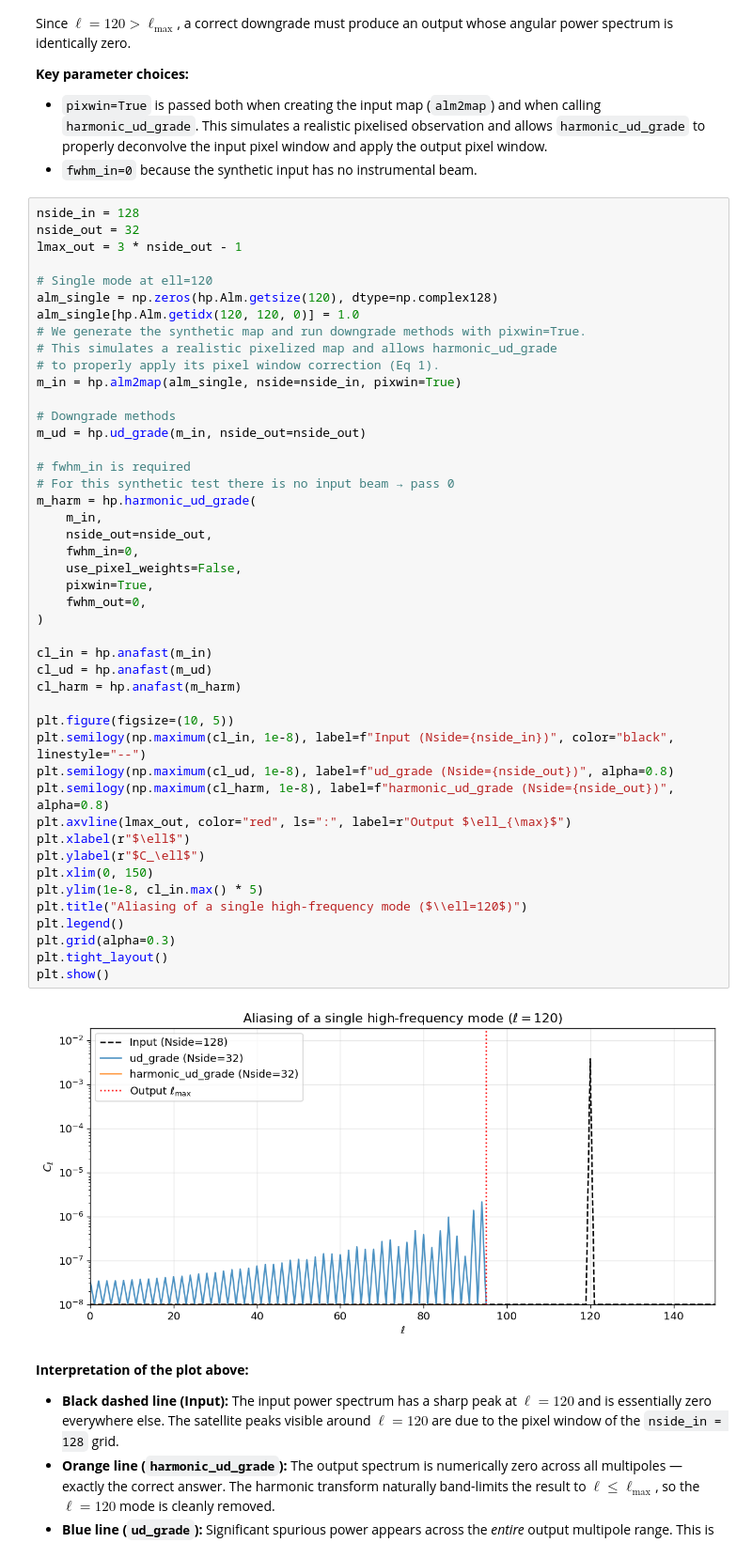
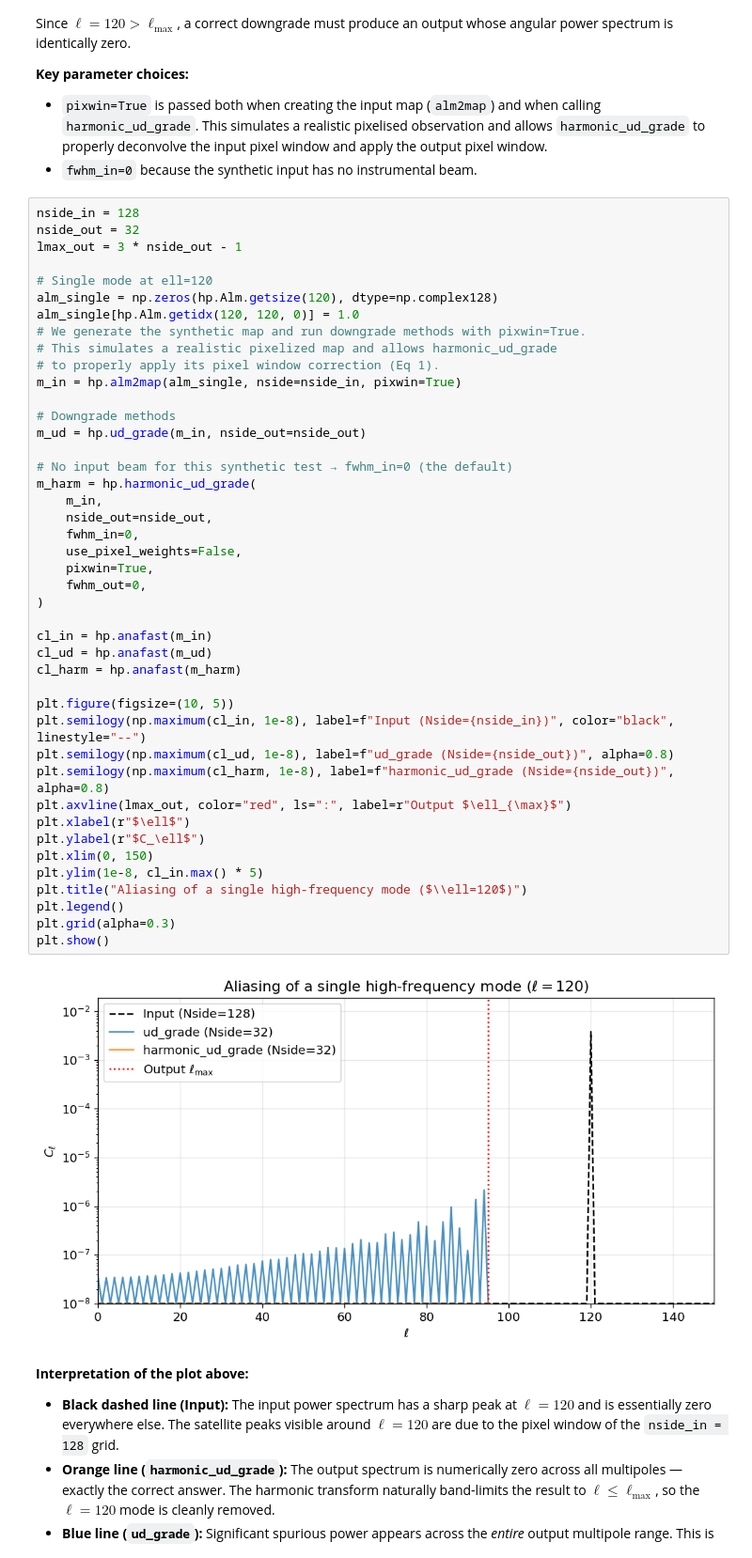
Before and after one commit to zonca/zonca.dev, a Jupyter notebook: posts/2026-05-05-healpy-harmonic-ud-grade.ipynb, the cells around one changed output. Shown at 94% size. Saved outputs shown, nothing was run; the diff lists cells and outputs as text.

```diff
--- a/posts/2026-05-05-healpy-harmonic-ud-grade.ipynb
+++ b/posts/2026-05-05-healpy-harmonic-ud-grade.ipynb
@@ -148,37 +148,35 @@ m_in = hp.alm2map(alm_single, nside=nside_in, pixwin=True)
 # Downgrade methods
 m_ud = hp.ud_grade(m_in, nside_out=nside_out)
 
-# fwhm_in is required
-# For this synthetic test there is no input beam → pass 0
+# No input beam for this synthetic test → fwhm_in=0 (the default)
 m_harm = hp.harmonic_ud_grade(
     m_in,
     nside_out=nside_out,
     fwhm_in=0,
     use_pixel_weights=False,
     pixwin=True,
     fwhm_out=0,
 )
 
 cl_in = hp.anafast(m_in)
 cl_ud = hp.anafast(m_ud)
 cl_harm = hp.anafast(m_harm)
 
 plt.figure(figsize=(10, 5))
 plt.semilogy(np.maximum(cl_in, 1e-8), label=f"Input (Nside={nside_in})", color="black", linestyle="--")
 plt.semilogy(np.maximum(cl_ud, 1e-8), label=f"ud_grade (Nside={nside_out})", alpha=0.8)
 plt.semilogy(np.maximum(cl_harm, 1e-8), label=f"harmonic_ud_grade (Nside={nside_out})", alpha=0.8)
 plt.axvline(lmax_out, color="red", ls=":", label=r"Output $\ell_{\max}$")
 plt.xlabel(r"$\ell$")
 plt.ylabel(r"$C_\ell$")
 plt.xlim(0, 150)
 plt.ylim(1e-8, cl_in.max() * 5)
 plt.title("Aliasing of a single high-frequency mode ($\\ell=120$)")
 plt.legend()
 plt.grid(alpha=0.3)
-plt.tight_layout()
 plt.show()
 # %% [output]
-[figure, old version]
+[figure, new version]
 # %% [markdown]
 **Interpretation of the plot above:**
 
```
Also changed, not shown: parts of 8 cells of this notebook, 1 other file.
